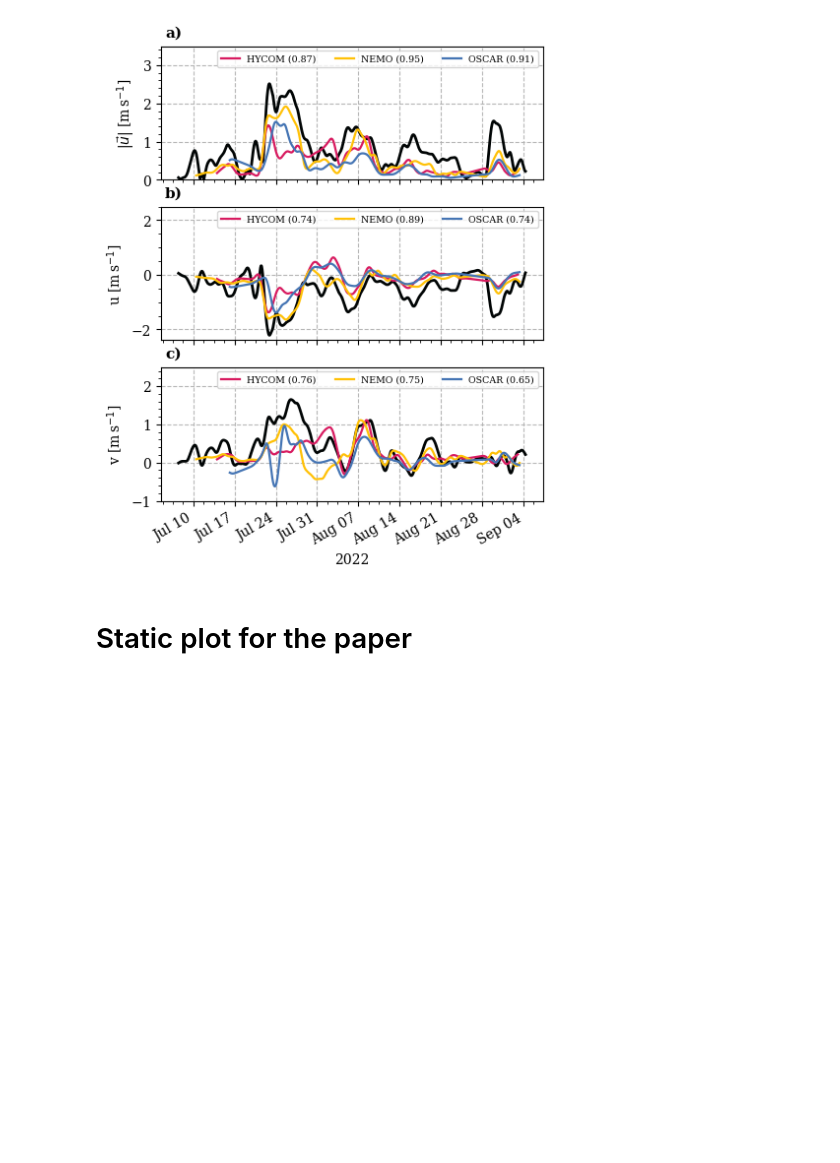
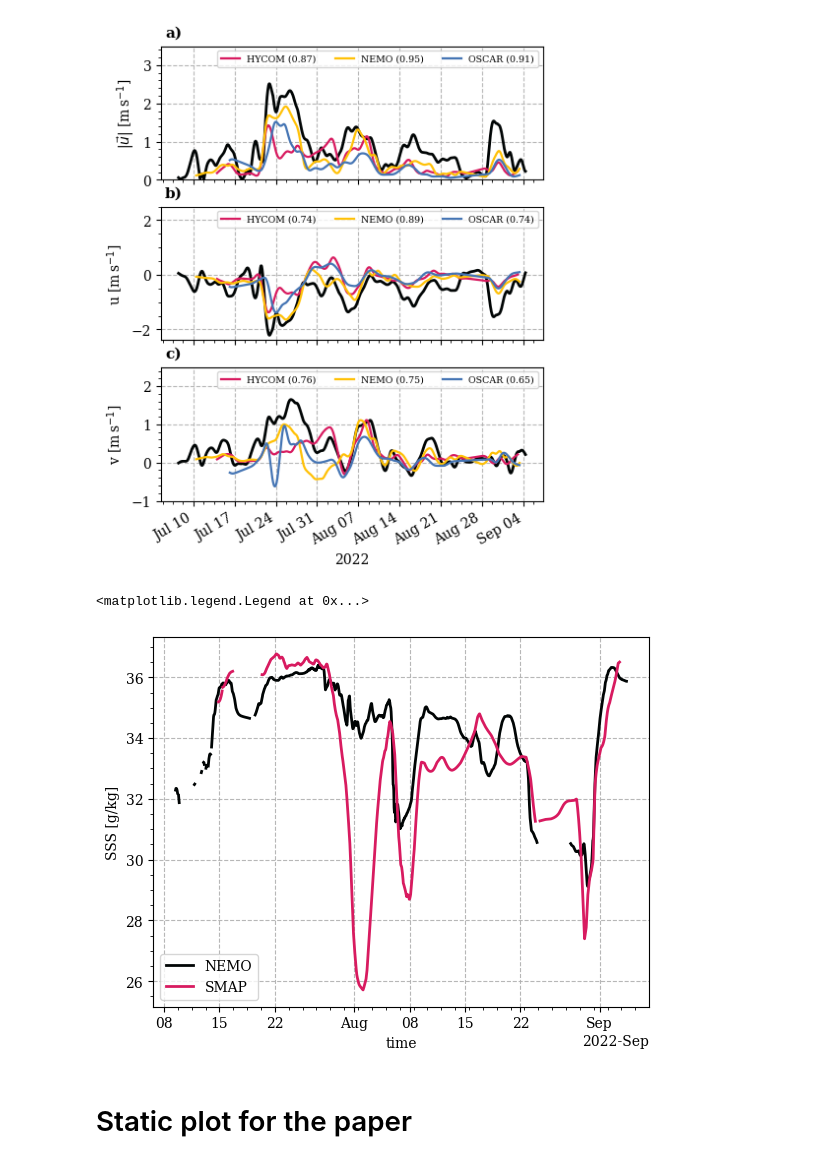
Before and after one commit to iuryt/tico_peixeboi, a Jupyter notebook: src/02-surface_currents.ipynb, the cells around one changed output. Saved outputs shown, nothing was run; the diff lists cells and outputs as text; code cells hidden in the pictures; blank space fills up the shorter version.

```diff
--- a/src/02-surface_currents.ipynb
+++ b/src/02-surface_currents.ipynb
@@ -167,5 +218,14 @@ lzw_compression("../img/comparing_products.tiff")
 # %% [output]
 [figure]
+# %%
+fig, ax = plt.subplots()
+glorys_i.so.plot(label = "NEMO")
+sss.interp(longitude = tico.longitude, latitude = tico.latitude, time = tico.time).plot(label = "SMAP")
+ax.set(ylabel = "SSS [g/kg]")
+ax.legend()
+# %% [output]
+<matplotlib.legend.Legend at 0x...>
+[figure, added]
 # %% [markdown]
 # Static plot for the paper
 # %%
```
Also changed, not shown: parts of 5 cells of this notebook, 2 other files.
